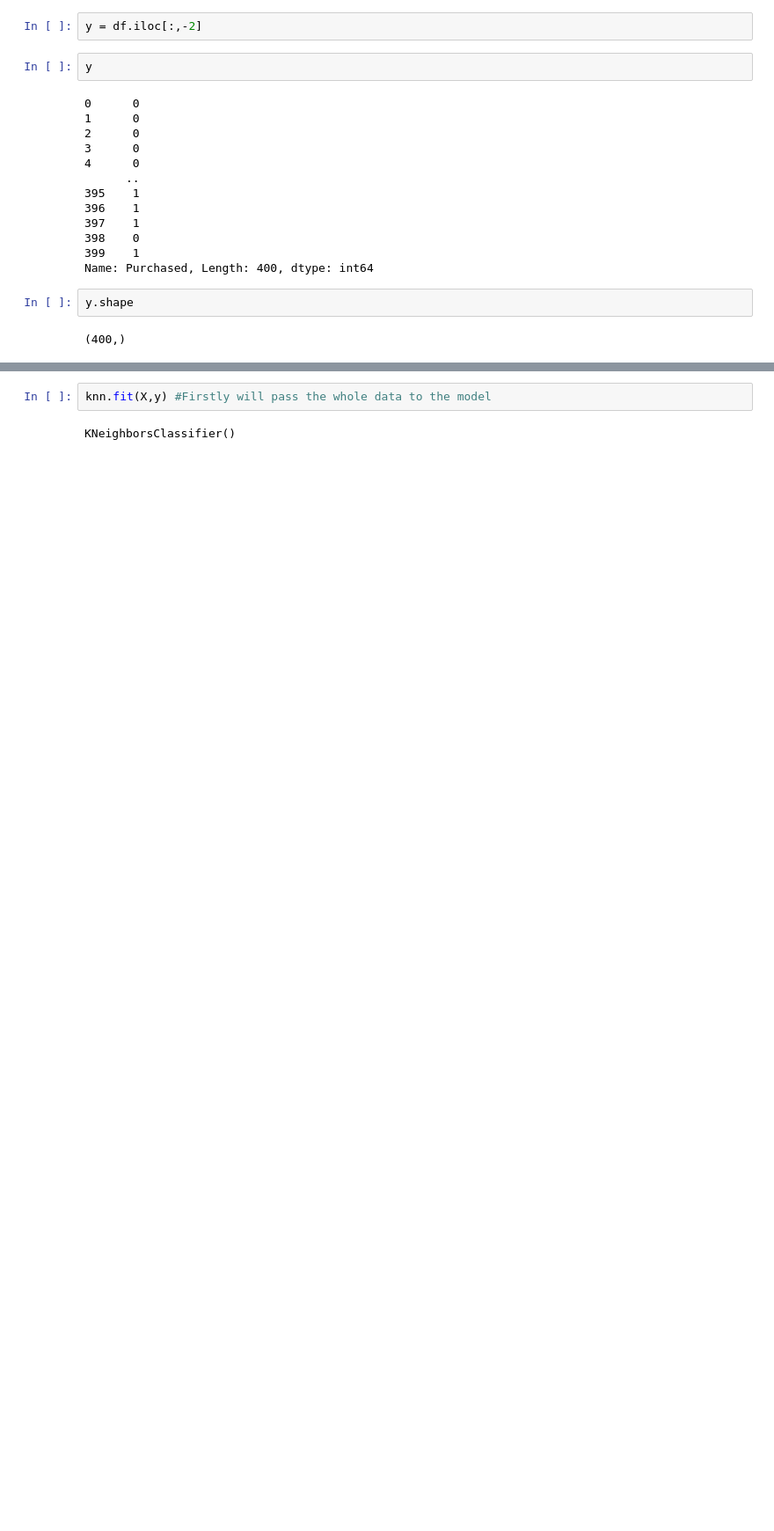
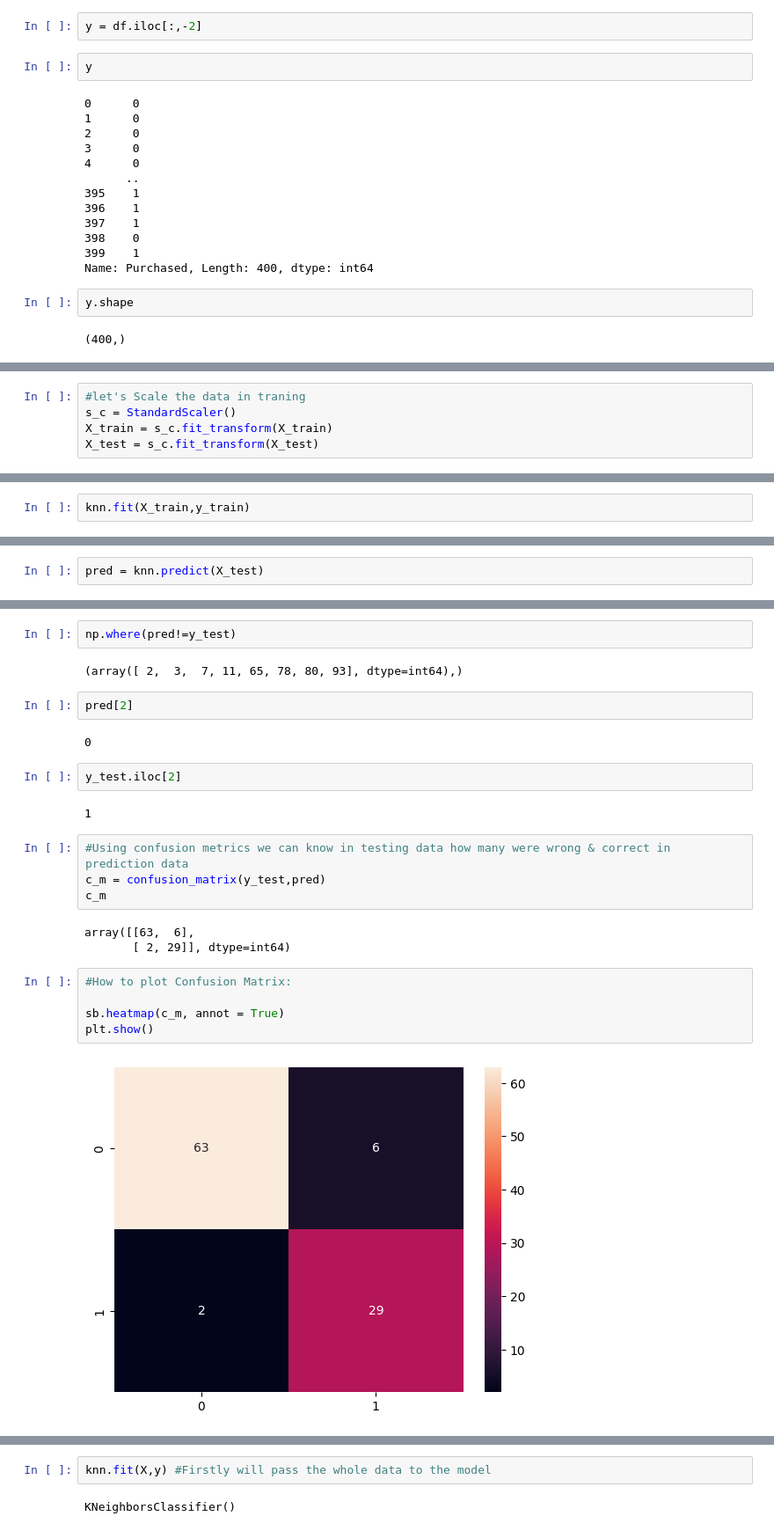
Before and after one commit to Sehajpannu01/ML_Models-Workshop, a Jupyter notebook: 3) Social_Network_Ads(KNN).ipynb, the cells around one changed output, grey strips where cells are left out. Shown: that part at 88% size. Drawn from its saved outputs; the diff is of its cells as text; blank space fills up the shorter version.

```diff
--- a/3) Social_Network_Ads(KNN).ipynb
+++ b/3) Social_Network_Ads(KNN).ipynb
@@ -145,0 +167,5 @@ knn = KNeighborsClassifier()
+# %%
+#let's Scale the data in traning
+s_c = StandardScaler()
+X_train = s_c.fit_transform(X_train)
+X_test = s_c.fit_transform(X_test)
@@ -145,0 +190,2 @@ knn = KNeighborsClassifier()
+# %%
+knn.fit(X_train,y_train)
@@ -145,0 +194,2 @@ knn = KNeighborsClassifier()
+# %%
+pred = knn.predict(X_test)
@@ -145,0 +202,26 @@ knn = KNeighborsClassifier()
+# %%
+np.where(pred!=y_test)
+# %% [output]
+(array([ 2,  3,  7, 11, 65, 78, 80, 93], dtype=int64),)
+# %%
+pred[2]
+# %% [output]
+0
+# %%
+y_test.iloc[2]
+# %% [output]
+1
+# %%
+#Using confusion metrics we can know in testing data how many were wrong & correct in prediction data
+c_m = confusion_matrix(y_test,pred)
+c_m
+# %% [output]
+array([[63,  6],
+       [ 2, 29]], dtype=int64)
+# %%
+#How to plot Confusion Matrix:
+
+sb.heatmap(c_m, annot = True)
+plt.show()
+# %% [output]
+[figure, added]
```
Also changed, not shown: parts of 26 cells of this notebook, 4 other files.
